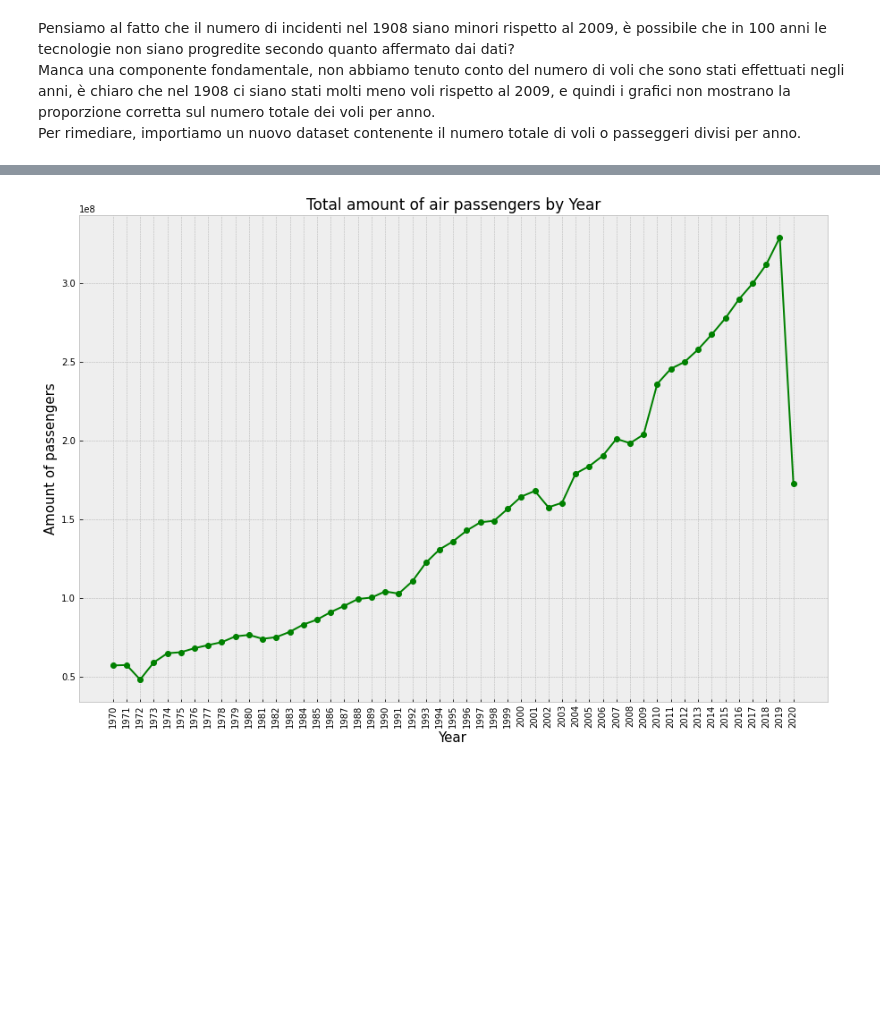
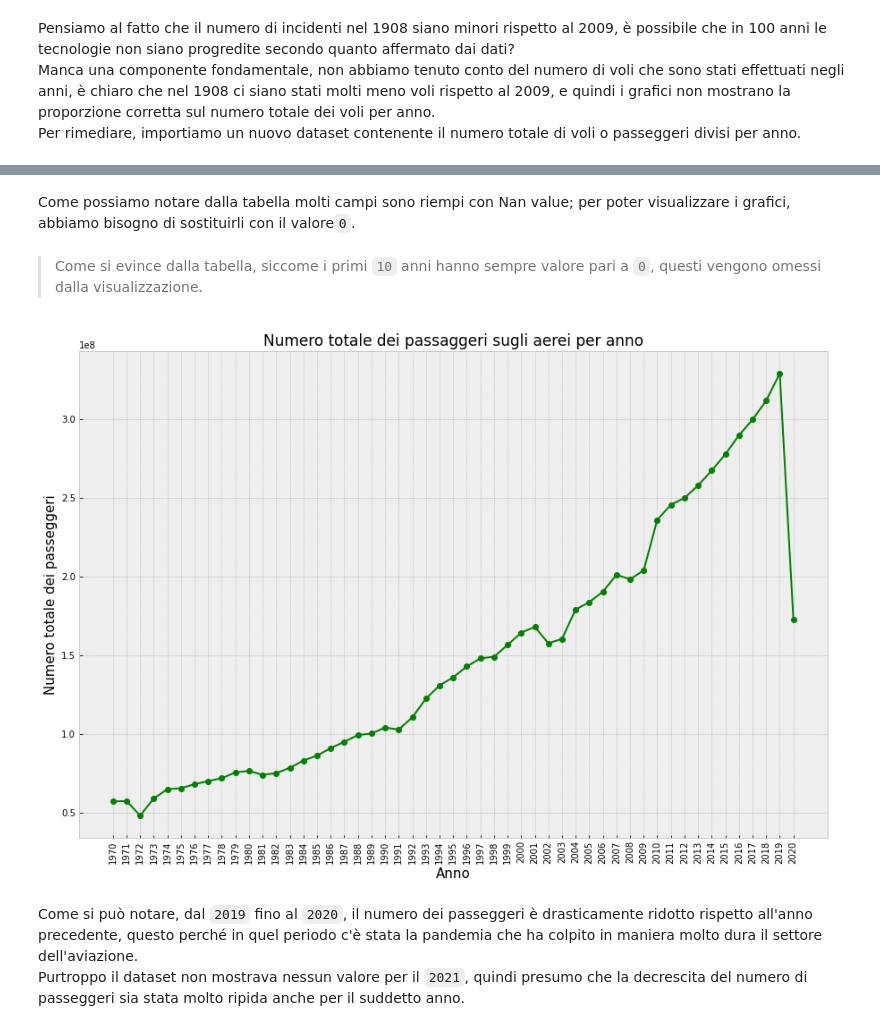
Before and after one commit to A-mangio/incidenti_aerei, a Jupyter notebook: airplaneCrashes.ipynb, the cells around one changed output, grey strips where cells are left out. Saved outputs shown, nothing was run; the diff lists cells and outputs as text; code cells hidden in the pictures; blank space fills up the shorter version.

```diff
--- a/airplaneCrashes.ipynb
+++ b/airplaneCrashes.ipynb
@@ -171,3 +183,5 @@ FileNotFoundError: [Errno 2] No such file or directory: './archive/API_IS.AIR.DP
+# %% [markdown]
+Come possiamo notare dalla tabella molti campi sono riempi con Nan value; per poter visualizzare i grafici, abbiamo bisogno di sostituirli con il valore`0`.
 # %%
 Totals = Totals.replace(np.nan, 0)
 Years = Totals.copy();
@@ -179,15 +193,20 @@ Years = Years.drop(Years.index[0:10]) #Toglie i primi 9 anni che hanno valore pa
 Years = Years['1970':'2020']
 Years.columns = ['Sum']
 Years.index.name = 'Year'
+# %% [markdown]
+> Come si evince dalla tabella, siccome i primi `10` anni hanno sempre valore pari a `0`, questi vengono omessi dalla visualizzazione.
 # %%
 plt.figure(figsize=(15,10))
 
 plt.style.use('bmh')
 plt.plot(Years.index, 'Sum', data=Years, marker = "o", color = 'green', linewidth=2)
-plt.xlabel('Year', fontsize=15)
-plt.ylabel('Amount of passengers', fontsize=15)
-plt.title('Total amount of air passengers by Year', loc='Center', fontsize=17)
+plt.xlabel('Anno', fontsize=15)
+plt.ylabel('Numero totale dei passeggeri', fontsize=15)
+plt.title('Numero totale dei passaggeri sugli aerei per anno', loc='Center', fontsize=17)
 plt.xticks(rotation=90)
 plt.show()
 # %% [output]
-[figure, old version]
+[figure, new version]
+# %% [markdown]
+Come si può notare, dal `2019` fino al `2020`, il numero dei passeggeri è drasticamente ridotto rispetto all'anno precedente, questo perché in quel periodo c'è stata la pandemia che ha colpito in maniera molto dura il settore dell'aviazione. <br>
+Purtroppo il dataset non mostrava nessun valore per il `2021`, quindi presumo che la decrescita del numero di passeggeri sia stata molto ripida anche per il suddetto anno.
```
Also changed, not shown: parts of 10 cells of this notebook.
